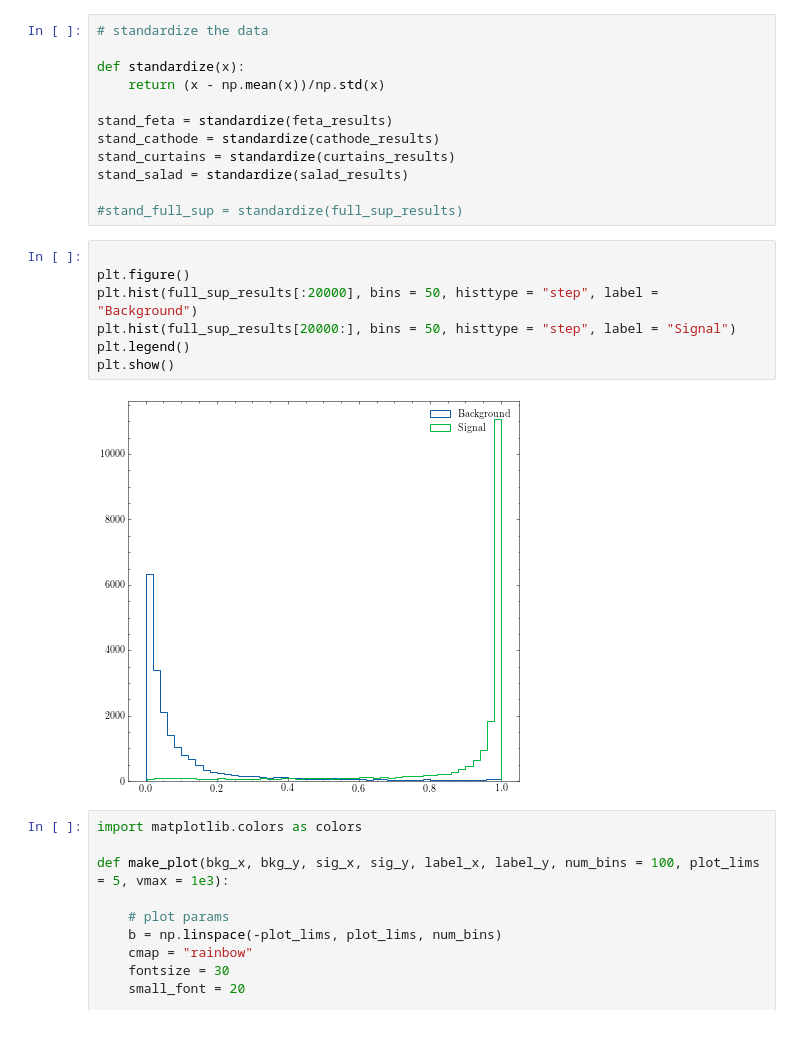
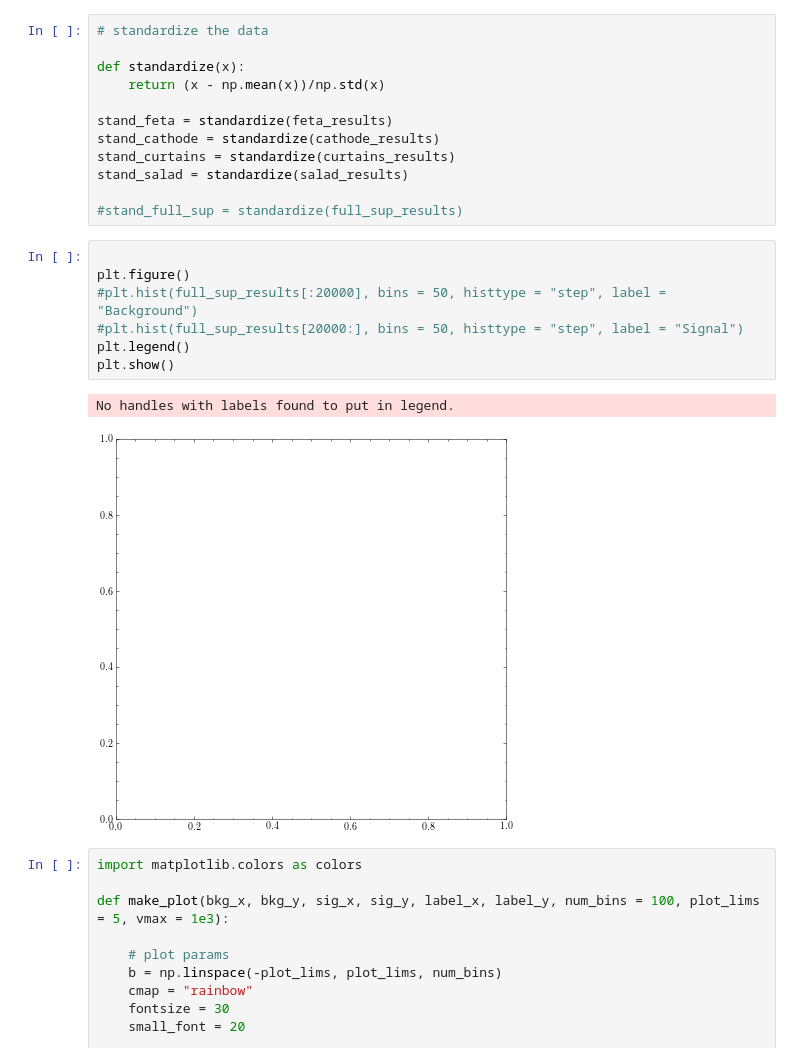
Before and after one commit to rmastand/FETA, a Jupyter notebook: analyze_scatterplot.ipynb, the cells around one changed output. Drawn from its saved outputs; the diff is of its cells as text; blank space fills up the shorter version.

```diff
--- a/analyze_scatterplot.ipynb
+++ b/analyze_scatterplot.ipynb
@@ -50,12 +50,13 @@ stand_salad = standardize(salad_results)
 # %%
 
 plt.figure()
-plt.hist(full_sup_results[:20000], bins = 50, histtype = "step", label = "Background")
-plt.hist(full_sup_results[20000:], bins = 50, histtype = "step", label = "Signal")
+#plt.hist(full_sup_results[:20000], bins = 50, histtype = "step", label = "Background")
+#plt.hist(full_sup_results[20000:], bins = 50, histtype = "step", label = "Signal")
 plt.legend()
 plt.show()
 # %% [output]
+No handles with labels found to put in legend.
-[figure, old version]
+[figure, new version]
 # %%
 import matplotlib.colors as colors
 
```
Also changed, not shown: parts of 2 cells of this notebook, 13 other files.
